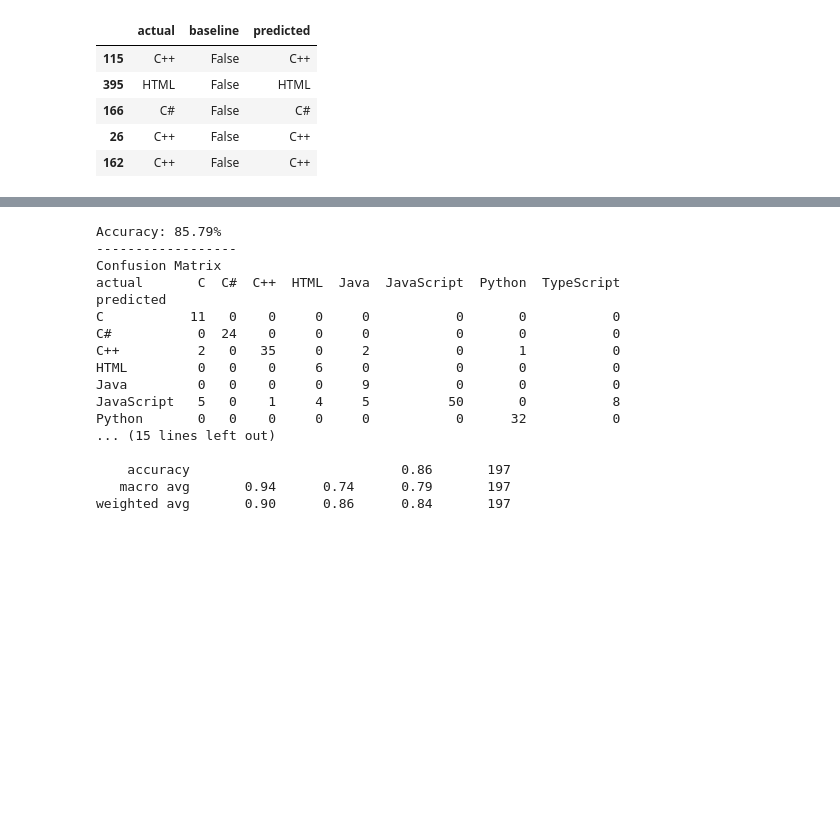
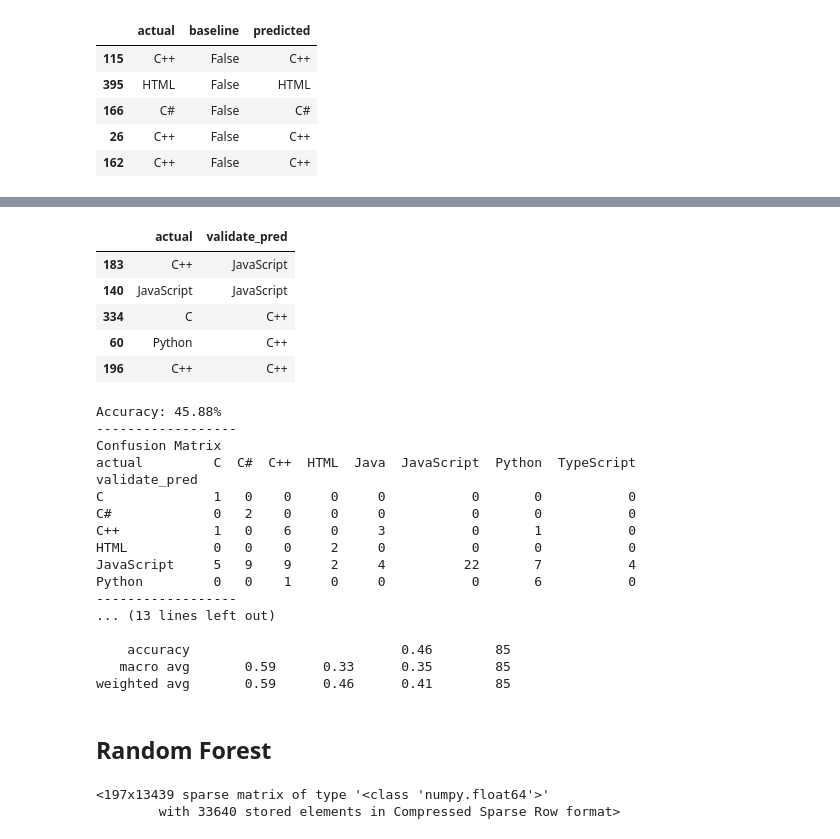
Before and after one commit to paige-arsene-cayt-nlp-project/games-nlp, a Jupyter notebook: arsenes_dir/nlp_project_model.ipynb, the cells around one changed output, grey strips where cells are left out. Drawn from its saved outputs; the diff is of its cells as text; code cells hidden in the pictures; blank space fills up the shorter version.

Commit message:
adding modeling notebook and small changes in prepare notebook

```diff
--- a/arsenes_dir/nlp_project_model.ipynb
+++ b/arsenes_dir/nlp_project_model.ipynb
@@ -209,3 +210,5 @@ model_train.head()
 | 166 | C# | False | C# |
 | 26 | C++ | False | C++ |
 | 162 | C++ | False | C++ |
+# %%
+model_validate = pd.DataFrame(dict(actual=y_validate))
@@ -212,27 +224,45 @@ model_train.head()
+# %%
+model_validate['validate_pred'] = lm.predict(X_validate)
+# %%
+model_validate.head()
+# %% [output]
+|  | actual | validate_pred |
+| 183 | C++ | JavaScript |
+| 140 | JavaScript | JavaScript |
+| 334 | C | C++ |
+| 60 | Python | C++ |
+| 196 | C++ | C++ |
 # %%
-print('Accuracy: {:.2%}'.format(accuracy_score(model_train.actual, model_train.predicted)))
+print('Accuracy: {:.2%}'.format(accuracy_score(model_validate.actual, model_validate.validate_pred)))
 print('------------------')
 print('Confusion Matrix')
-print(pd.crosstab(model_train.predicted, model_train.actual))
+print(pd.crosstab(model_validate.validate_pred, model_validate.actual))
 print('------------------')
 print('Classification Report')
 print('\n')
-print(classification_report(model_train.actual, model_train.predicted))
+print(classification_report(model_validate.actual, model_validate.validate_pred))
 # %% [output]
-Accuracy: 85.79%
+Accuracy: 45.88%
 ------------------
 Confusion Matrix
-actual       C  C#  C++  HTML  Java  JavaScript  Python  TypeScript
-predicted
-C           11   0    0     0     0           0       0           0
-C#           0  24    0     0     0           0       0           0
-C++          2   0   35     0     2           0       1           0
-HTML         0   0    0     6     0           0       0           0
-Java         0   0    0     0     9           0       0           0
-JavaScript   5   0    1     4     5          50       0           8
-Python       0   0    0     0     0           0      32           0
-... (15 lines left out)
+actual         C  C#  C++  HTML  Java  JavaScript  Python  TypeScript
+validate_pred
+C              1   0    0     0     0           0       0           0
+C#             0   2    0     0     0           0       0           0
+C++            1   0    6     0     3           0       1           0
+HTML           0   0    0     2     0           0       0           0
+JavaScript     5   9    9     2     4          22       7           4
+Python         0   0    1     0     0           0       6           0
+------------------
+... (13 lines left out)
 
-    accuracy                           0.86       197
-   macro avg       0.94      0.74      0.79       197
-weighted avg       0.90      0.86      0.84       197
+    accuracy                           0.46        85
+   macro avg       0.59      0.33      0.35        85
+weighted avg       0.59      0.46      0.41        85
+# %% [markdown]
+## Random Forest
+# %%
+X_train
+# %% [output]
+<197x13439 sparse matrix of type '<class 'numpy.float64'>'
+        with 33640 stored elements in Compressed Sparse Row format>
```
Also changed, not shown: parts of 6 cells of this notebook, 2 other files.
